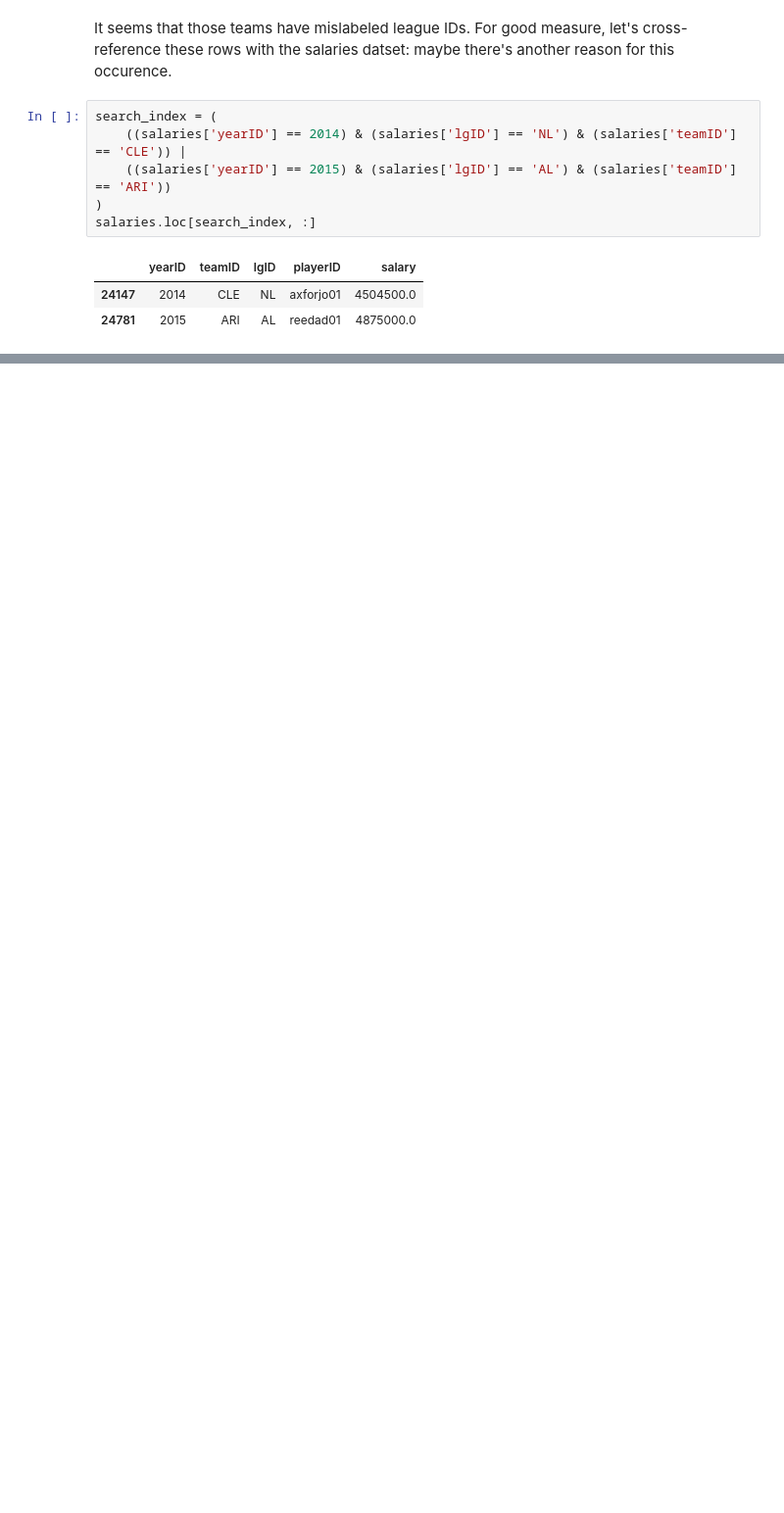
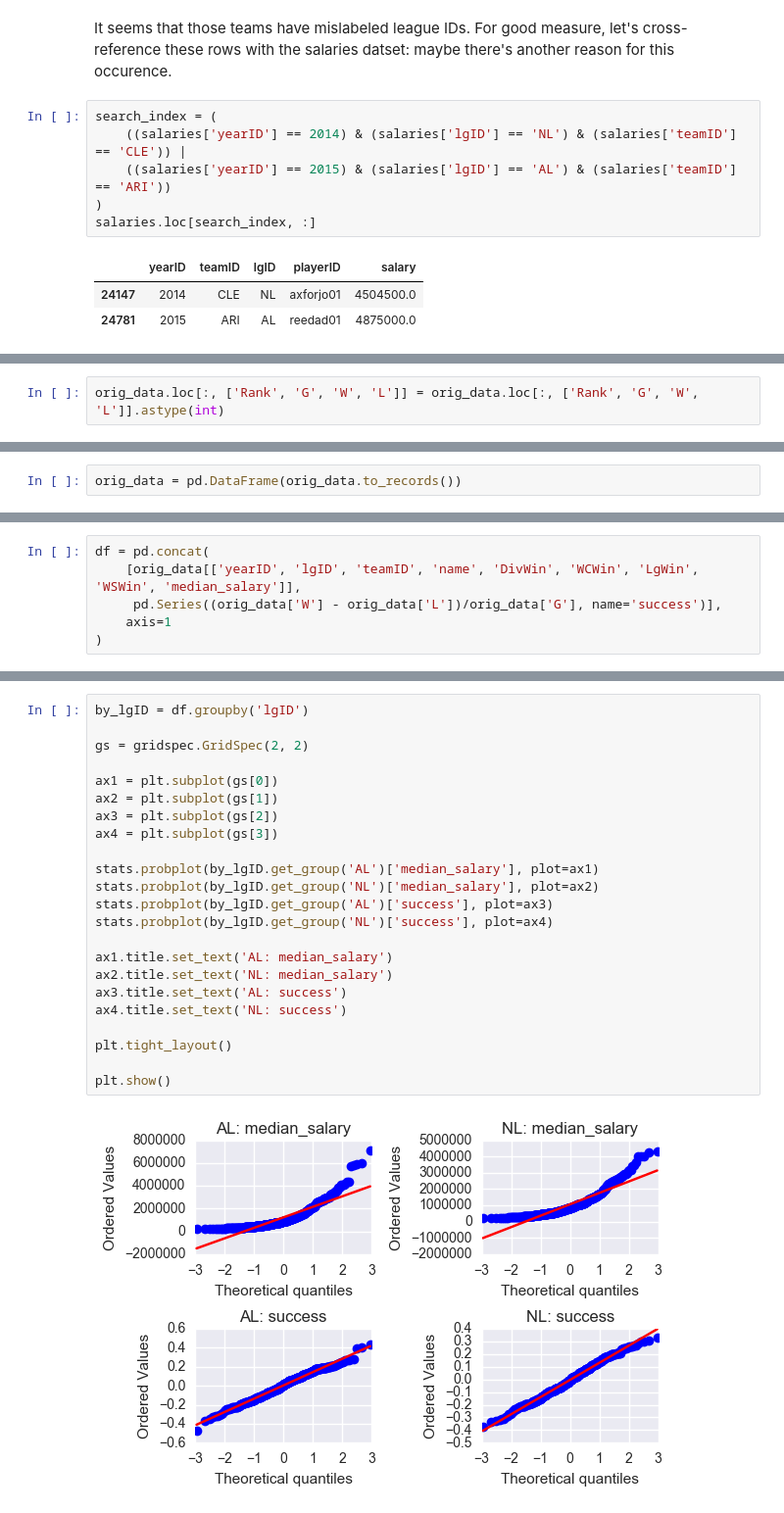
Before and after one commit to uipo78/Data-Analyst-Nanodegree, a Jupyter notebook: P2/P2.ipynb, the cells around one changed output, grey strips where cells are left out. Shown: that part at 98% size. Cells and saved outputs as stored; diff of their text form; blank space fills up the shorter version.

```diff
--- a/P2/P2.ipynb
+++ b/P2/P2.ipynb
@@ -288,0 +166,2 @@ def heatmap(pvt_tbl, values, cmap, null_color='white'):
+# %%
+orig_data.loc[:, ['Rank', 'G', 'W', 'L']] = orig_data.loc[:, ['Rank', 'G', 'W', 'L']].astype(int)
@@ -288,0 +177,2 @@ def heatmap(pvt_tbl, values, cmap, null_color='white'):
+# %%
+orig_data = pd.DataFrame(orig_data.to_records())
@@ -288,0 +183,6 @@ def heatmap(pvt_tbl, values, cmap, null_color='white'):
+# %%
+df = pd.concat(
+    [orig_data[['yearID', 'lgID', 'teamID', 'name', 'DivWin', 'WCWin', 'LgWin', 'WSWin', 'median_salary']],
+     pd.Series((orig_data['W'] - orig_data['L'])/orig_data['G'], name='success')],
+    axis=1
+)
@@ -288,0 +197,25 @@ def heatmap(pvt_tbl, values, cmap, null_color='white'):
+# %%
+by_lgID = df.groupby('lgID')
+
+gs = gridspec.GridSpec(2, 2)
+
+ax1 = plt.subplot(gs[0])
+ax2 = plt.subplot(gs[1])
+ax3 = plt.subplot(gs[2])
+ax4 = plt.subplot(gs[3])
+
+stats.probplot(by_lgID.get_group('AL')['median_salary'], plot=ax1)
+stats.probplot(by_lgID.get_group('NL')['median_salary'], plot=ax2)
+stats.probplot(by_lgID.get_group('AL')['success'], plot=ax3)
+stats.probplot(by_lgID.get_group('NL')['success'], plot=ax4)
+
+ax1.title.set_text('AL: median_salary')
+ax2.title.set_text('NL: median_salary')
+ax3.title.set_text('AL: success')
+ax4.title.set_text('NL: success')
+
+plt.tight_layout()
+
+plt.show()
+# %% [output]
+[figure, added]
```
Also changed, not shown: parts of 64 cells of this notebook.
